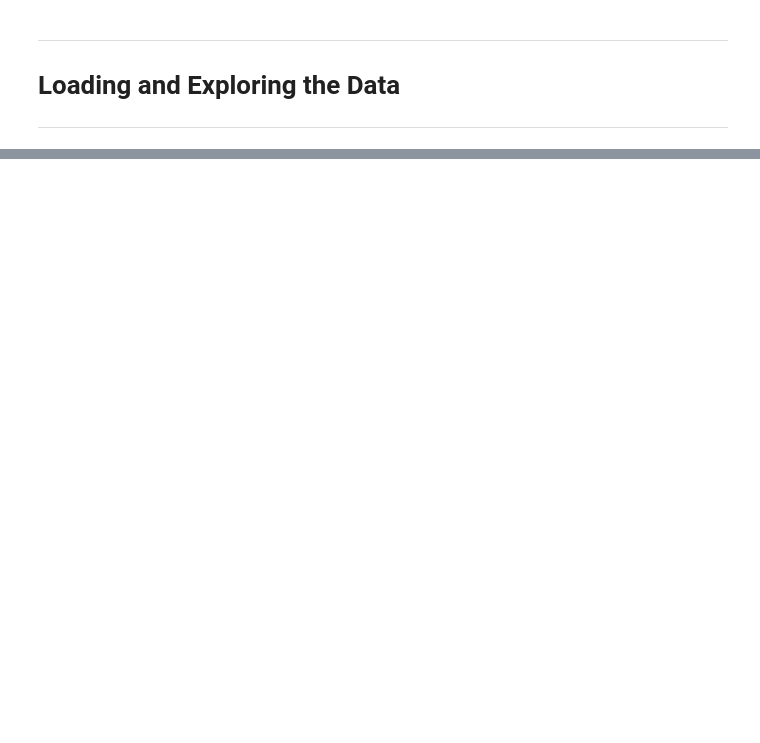
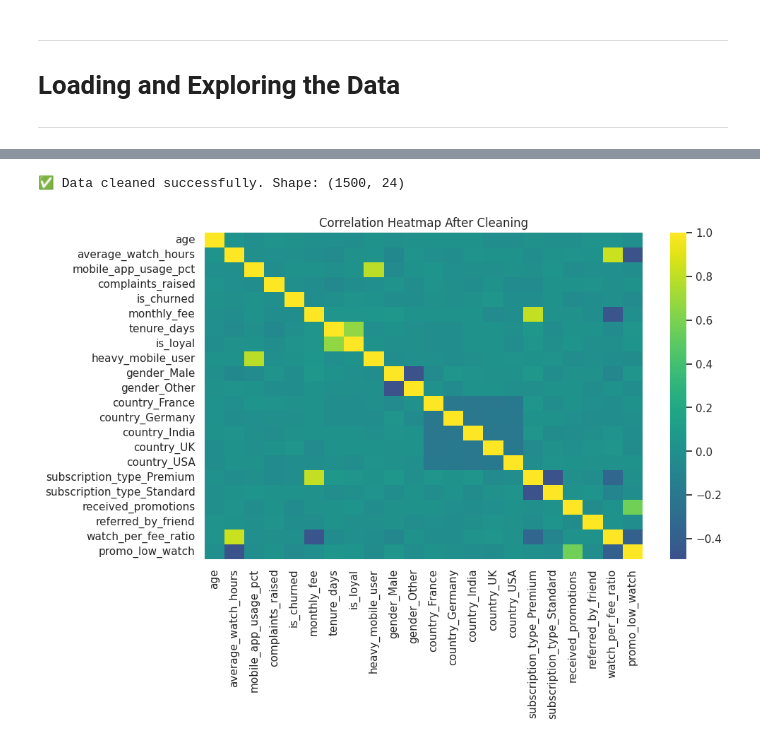
Before and after one commit to Dhavalkumar510/Uptrail, a Jupyter notebook: Week_3_CPSWM.ipynb, the cells around one changed output, grey strips where cells are left out. Saved outputs shown, nothing was run; the diff lists cells and outputs as text; code cells hidden in the pictures; blank space fills up the shorter version.

```diff
--- a/Week_3_CPSWM.ipynb
+++ b/Week_3_CPSWM.ipynb
@@ -496,17 +81,0 @@ dtype: int64
-# %%
-df.fillna({
-    'signup_date': df['signup_date'].mode()[0],
-    'last_active_date': df['last_active_date'].mode()[0],
-    'user_id': 'Unknown',
-    'age': df['age'].median(),
-    'average_watch_hours': df['average_watch_hours'].mean(),
-    'mobile_app_usage_pct': 0,
-    'complaints_raised': 0,
-    'is_churned': 0,
-    'tenure_days': df['tenure_days'].median(),
-    'gender': 'Unknown',
-    'country': 'Unknown',
-    'subscription_type': 'Unknown'
-}, inplace=True)
-
-df['monthly_fee'] = df.groupby('subscription_type')['monthly_fee'].transform(lambda x: x.fillna(x.median()))
@@ -534,46 +82,39 @@ dtype: int64
 # %%
-import pandas as pd
-import numpy as np
-from sklearn.preprocessing import LabelEncoder, MinMaxScaler
+# Convert dates
+df['signup_date'] = pd.to_datetime(df['signup_date'], errors='coerce')
+df['last_active_date'] = pd.to_datetime(df['last_active_date'], errors='coerce')
 
-# ==========================
-# Convert date columns to datetime
-# ==========================
-df['signup_date'] = pd.to_datetime(df['signup_date'])
-df['last_active_date'] = pd.to_datetime(df['last_active_date'])
-
-# ==========================
 # Create new features
-# ==========================
 df['tenure_days'] = (df['last_active_date'] - df['signup_date']).dt.days
 df['is_loyal'] = (df['tenure_days'] > 180).astype(int)
+
+# Derived metrics
 df['watch_per_fee_ratio'] = df['average_watch_hours'] / df['monthly_fee']
 df['heavy_mobile_user'] = (df['mobile_app_usage_pct'] > 70).astype(int)
 
-# ==========================
-# Fill missing values (example: numeric fill with median)
-# ==========================
-numeric_cols = df.select_dtypes(include=np.number).columns
-df[numeric_cols] = df[numeric_cols].fillna(df[numeric_cols].median())
+# Fill missing values
+df = df.fillna(df.median(numeric_only=True))
+for col in df.select_dtypes('object').columns:
+    df[col] = df[col].fillna(df[col].mode()[0])
 
-# Fill categorical columns with mode
-categorical_cols = ['gender', 'country', 'subscription_type', 'received_promotions']
-for col in categorical_cols:
+# Encode categorical columns
+df = pd.get_dummies(df, drop_first=True)
+
+# ✅ Rename columns to remove "_yes" suffix
+df.columns = df.columns.str.replace('_yes$', '', regex=True, case=False)
+
+# Drop potential IDs
+for col in ['user_id', 'name', 'email']:
     if col in df.columns:
-        df[col] = df[col].fillna(df[col].mode()[0])
+        df.drop(columns=col, inplace=True)
 
-# ==========================
-# Encode categorical features using LabelEncoder
-# ==========================
-le = LabelEncoder()
-for col in categorical_cols:
-    if col in df.columns:
-        df[col] = le.fit_transform(df[col])
+print("✅ Data cleaned successfully. Shape:", df.shape)
 
-# ==========================
-# Scale numeric features (optional but useful)
-# ==========================
-scaler = MinMaxScaler()
-df[['average_watch_hours', 'monthly_fee', 'tenure_days']] = scaler.fit_transform(
-    df[['average_watch_hours', 'monthly_fee', 'tenure_days']]
-)
+# Visualize correlation again
+plt.figure(figsize=(10,6))
+sns.heatmap(df.corr(numeric_only=True), cmap='viridis', center=0)
+plt.title("Correlation Heatmap After Cleaning")
+plt.show()
+# %% [output]
+✅ Data cleaned successfully. Shape: (1500, 24)
+[figure, added]
```
Also changed, not shown: parts of 30 cells of this notebook.
